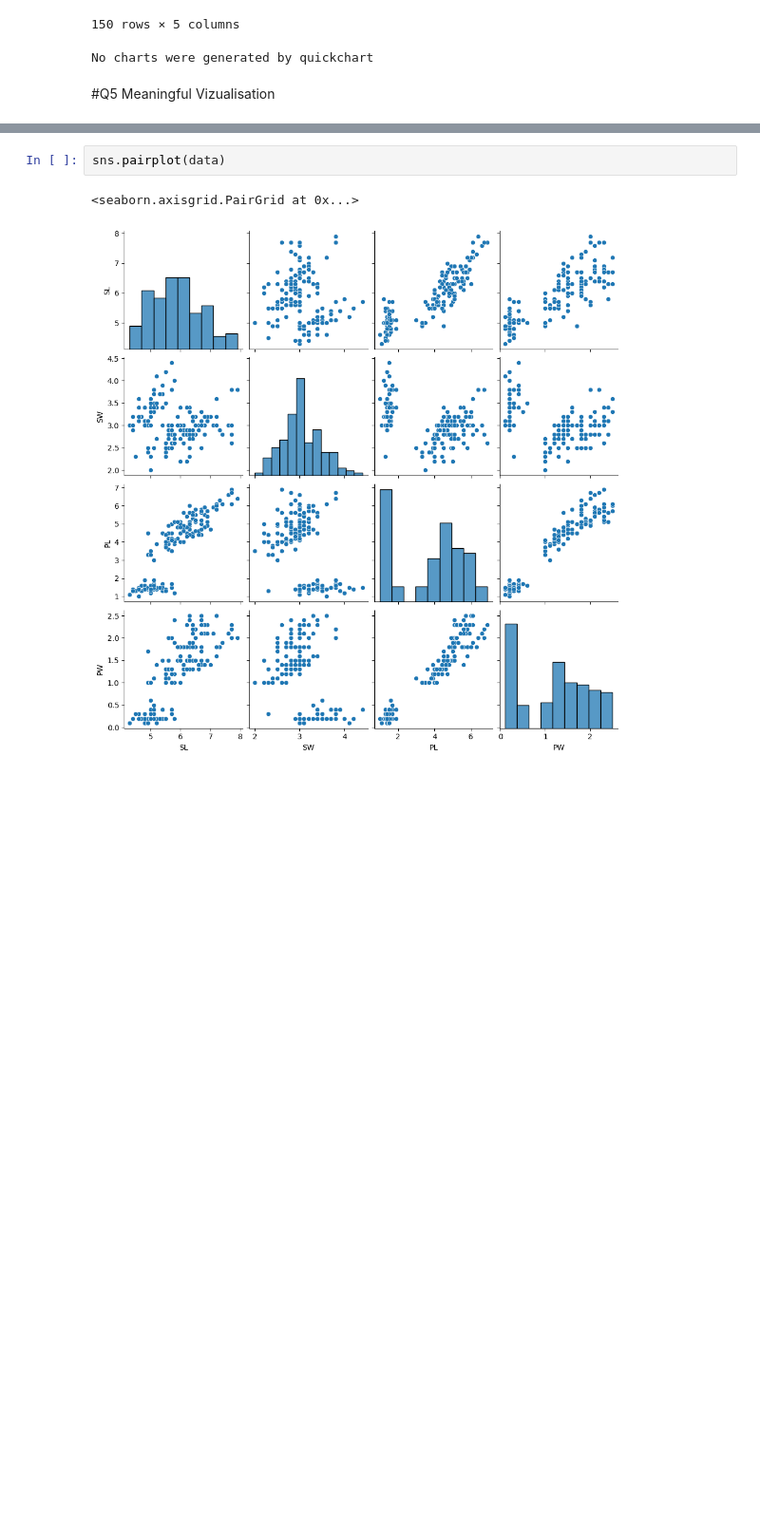
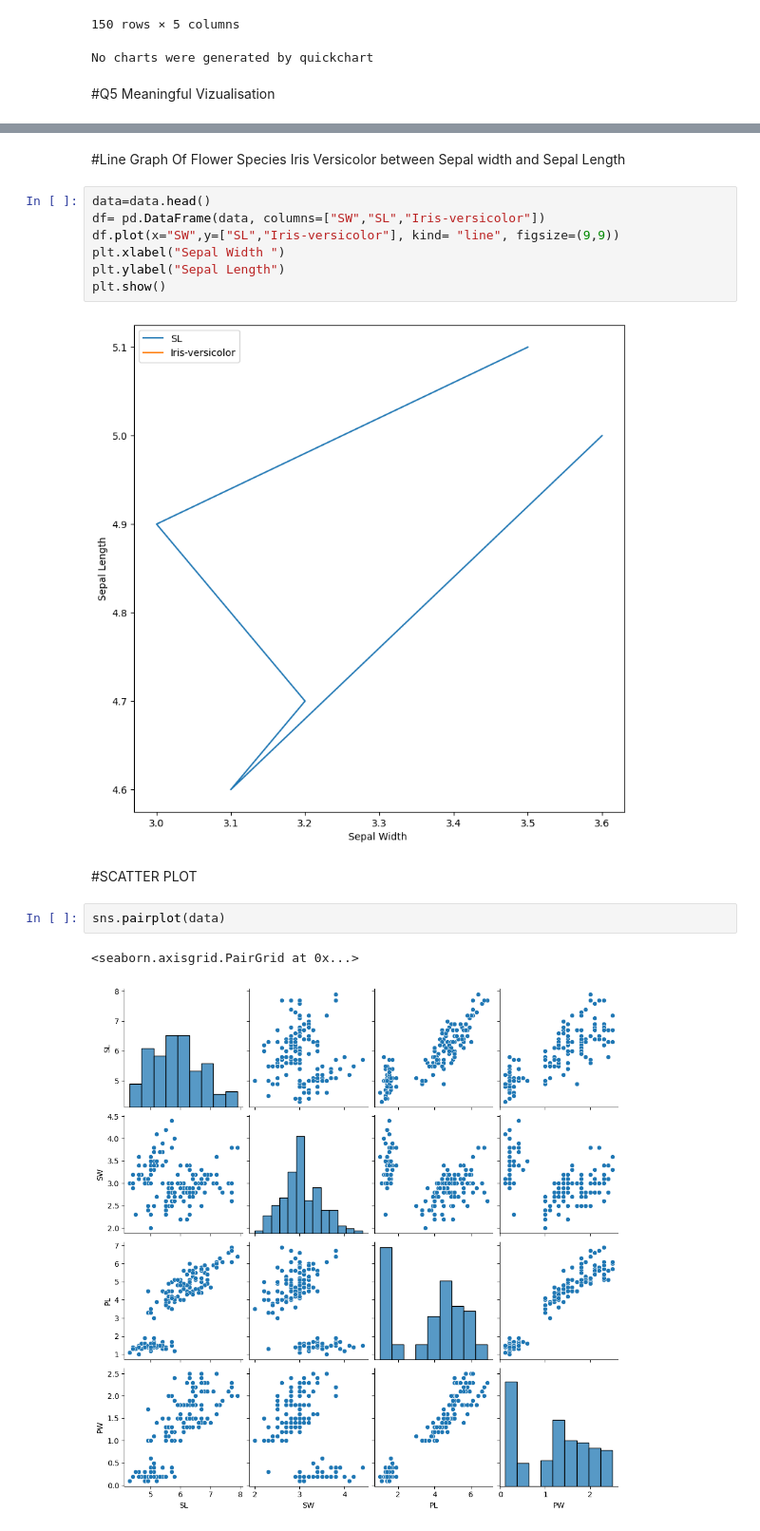
Before and after one commit to sheena-k/sheena-k, a Jupyter notebook: work2.ipynb, the cells around one changed output, grey strips where cells are left out. Shown at 95% size. Cells and saved outputs as stored; diff of their text form; blank space fills up the shorter version.

```diff
--- a/work2.ipynb
+++ b/work2.ipynb
@@ -68,3 +88,16 @@ No charts were generated by quickchart
+# %% [markdown]
+#Line Graph Of Flower Species Iris Versicolor between Sepal width and Sepal Length
+# %%
+data=data.head()
+df= pd.DataFrame(data, columns=["SW","SL","Iris-versicolor"])
+df.plot(x="SW",y=["SL","Iris-versicolor"], kind= "line", figsize=(9,9))
+plt.xlabel("Sepal Width ")
+plt.ylabel("Sepal Length")
+plt.show()
+# %% [output]
+[figure, added]
+# %% [markdown]
+#SCATTER PLOT
 # %%
 sns.pairplot(data)
 # %% [output]
```
Also changed, not shown: parts of 5 cells of this notebook.
